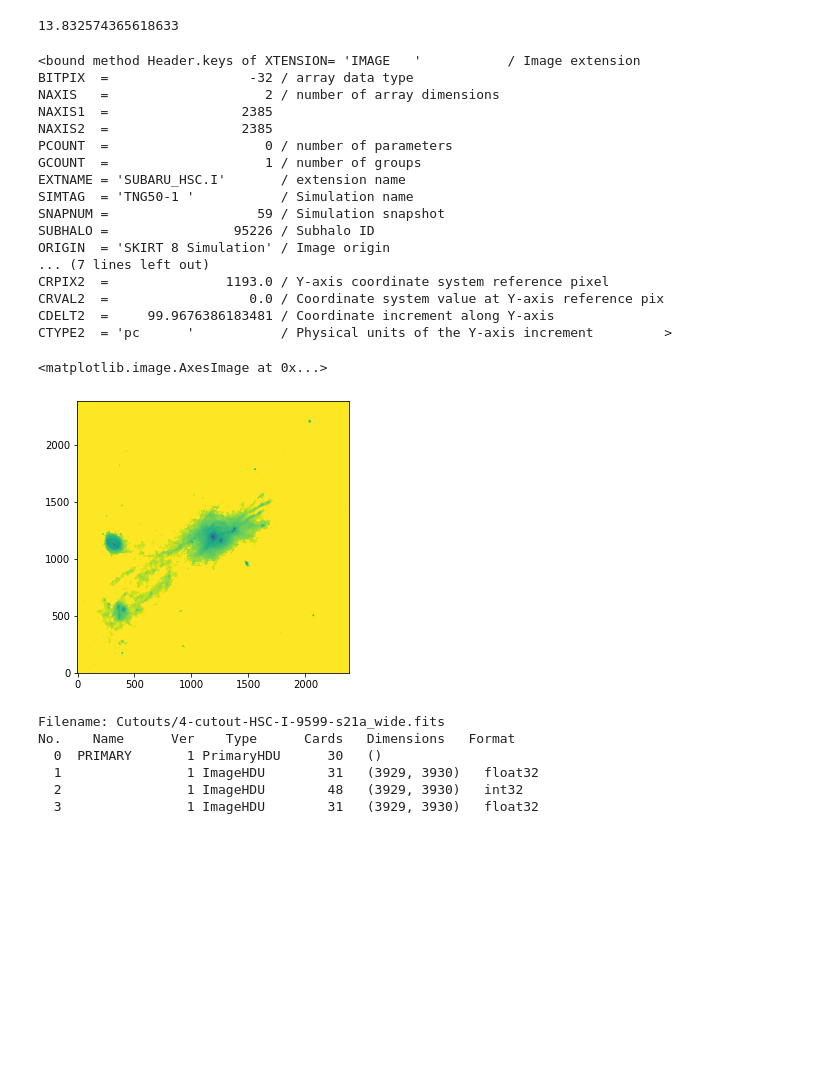
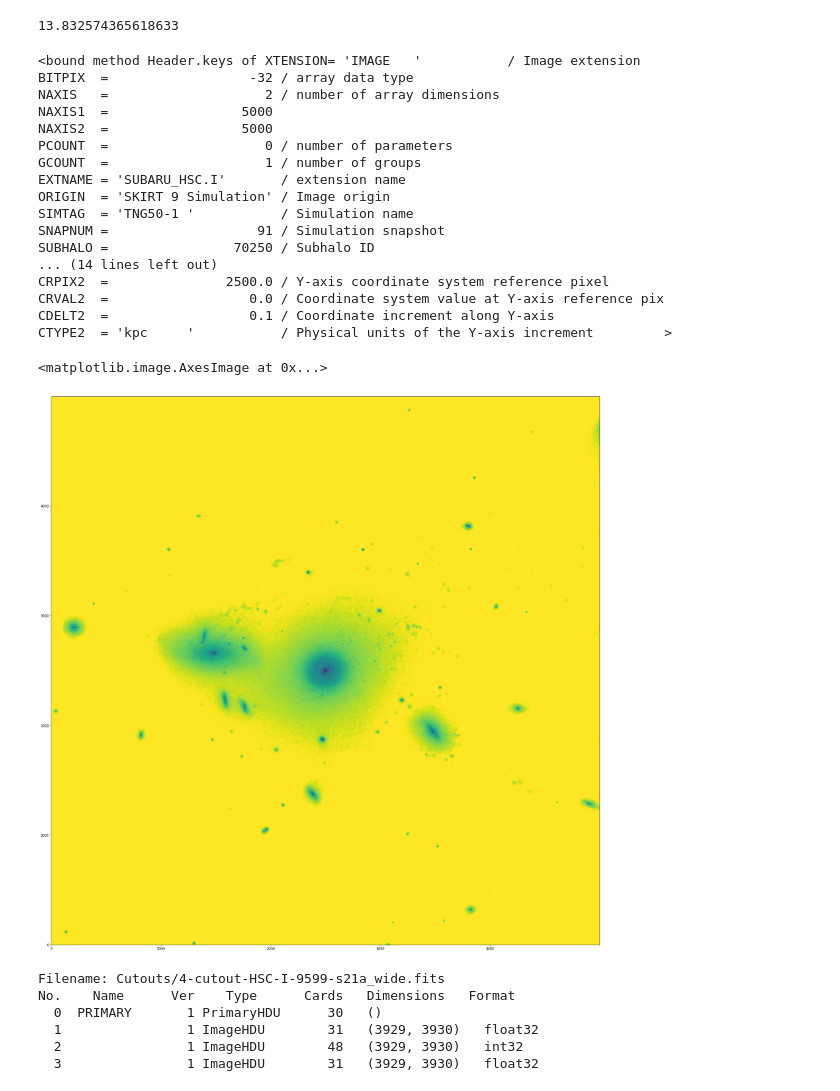
Before and after one commit to cbottrell/RealSim_HSC, a Jupyter notebook: testing.ipynb, the cells around one changed output. Drawn from its saved outputs; the diff is of its cells as text; code cells hidden in the pictures; blank space fills up the shorter version.

```diff
--- a/testing.ipynb
+++ b/testing.ipynb
@@ -1339,40 +1339,40 @@ print(mag)
 # %%
 import matplotlib.pyplot as plt
 
 sim_tag = 'TNG50-1'
-snap = 59
-sub = 95226
+snap = 91
+sub = 70250
 cam = 'v0'
 
-name = f'/lustre/work/connor.bottrell/Simulations/IllustrisTNG/TNG50-1/postprocessing/Photometry/{snap:03}/shalo_{snap:03}-{sub}_{cam}_photo.fits'
+name = f'/lustre/work/connor.bottrell/Simulations/IllustrisTNG/TNG50-1/postprocessing/SKIRT9/Photometry/{snap:03}/shalo_{snap:03}-{sub}_{cam}_photo.fits'
 
 data = fits.getdata(name,'SUBARU_HSC.I')
 hdr = fits.getheader(name,'SUBARU_HSC.I')
 print(hdr.keys)
 
-fig,ax = plt.subplots(figsize=(5,5))
+fig,ax = plt.subplots(figsize=(30,30))
 
 ax.imshow(data,origin='lower',vmin=14,vmax=26)
 # %% [output]
 <bound method Header.keys of XTENSION= 'IMAGE   '           / Image extension
 BITPIX  =                  -32 / array data type
 NAXIS   =                    2 / number of array dimensions
-NAXIS1  =                 2385
-NAXIS2  =                 2385
+NAXIS1  =                 5000
+NAXIS2  =                 5000
 PCOUNT  =                    0 / number of parameters
 GCOUNT  =                    1 / number of groups
 EXTNAME = 'SUBARU_HSC.I'       / extension name
+ORIGIN  = 'SKIRT 9 Simulation' / Image origin
 SIMTAG  = 'TNG50-1 '           / Simulation name
-SNAPNUM =                   59 / Simulation snapshot
-SUBHALO =                95226 / Subhalo ID
-ORIGIN  = 'SKIRT 8 Simulation' / Image origin
-... (7 lines left out)
-CRPIX2  =               1193.0 / Y-axis coordinate system reference pixel
+SNAPNUM =                   91 / Simulation snapshot
+SUBHALO =                70250 / Subhalo ID
+... (14 lines left out)
+CRPIX2  =               2500.0 / Y-axis coordinate system reference pixel
 CRVAL2  =                  0.0 / Coordinate system value at Y-axis reference pix
-CDELT2  =     99.9676386183481 / Coordinate increment along Y-axis
-CTYPE2  = 'pc      '           / Physical units of the Y-axis increment         >
+CDELT2  =                  0.1 / Coordinate increment along Y-axis
+CTYPE2  = 'kpc     '           / Physical units of the Y-axis increment         >
 <matplotlib.image.AxesImage at 0x...>
-[figure, old version]
+[figure, new version]
 # %%
 import pandas as pd
 
```
Also changed, not shown: parts of 9 cells of this notebook, 1 other file.
